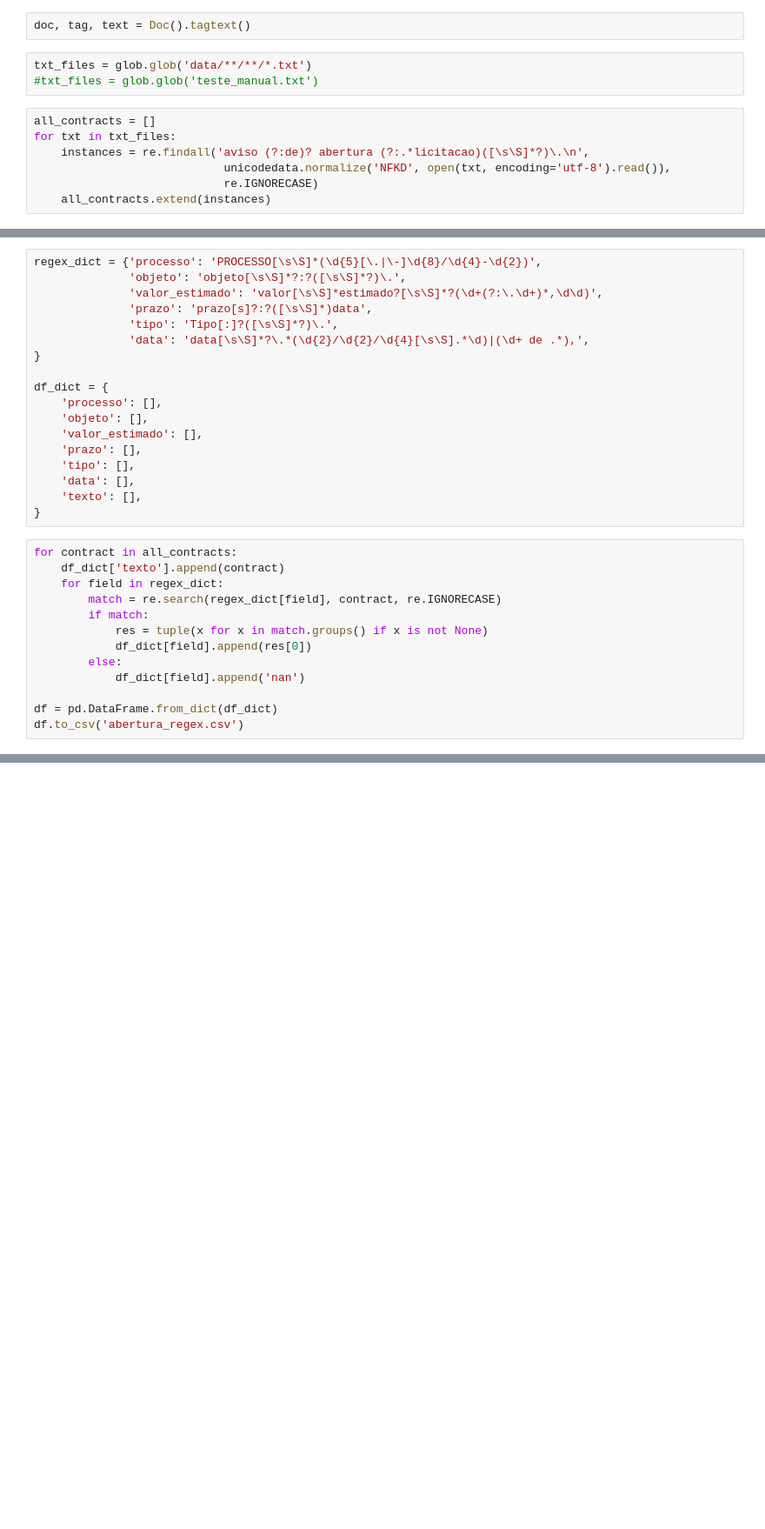
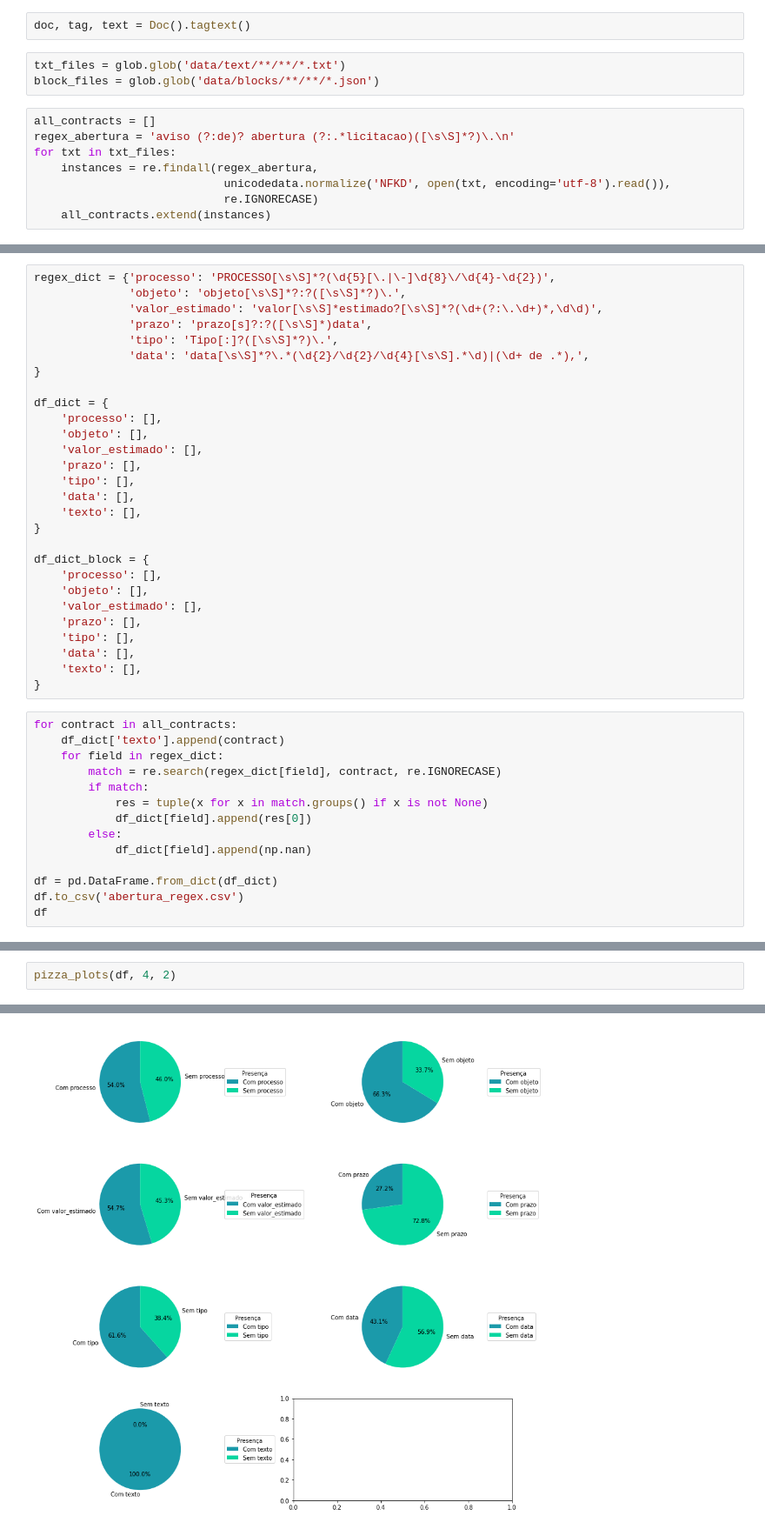
Before and after one commit to UnB-KnEDLe/experiments, a Jupyter notebook: members/khalil/regex_licitacao/regex_abertura.ipynb, the cells around one changed output, grey strips where cells are left out. Shown at 87% size. Cells and saved outputs as stored; diff of their text form; blank space fills up the shorter version.

Commit message:
Upgrade on regex_abertura

```diff
--- a/members/khalil/regex_licitacao/regex_abertura.ipynb
+++ b/members/khalil/regex_licitacao/regex_abertura.ipynb
@@ -7,12 +34,13 @@ import unicodedata
 # %%
 doc, tag, text = Doc().tagtext()
 # %%
-txt_files = glob.glob('data/**/**/*.txt')
-#txt_files = glob.glob('teste_manual.txt')
+txt_files = glob.glob('data/text/**/**/*.txt')
+block_files = glob.glob('data/blocks/**/**/*.json')
 # %%
 all_contracts = []
+regex_abertura = 'aviso (?:de)? abertura (?:.*licitacao)([\s\S]*?)\.\n'
 for txt in txt_files:
-    instances = re.findall('aviso (?:de)? abertura (?:.*licitacao)([\s\S]*?)\.\n',
+    instances = re.findall(regex_abertura,
                             unicodedata.normalize('NFKD', open(txt, encoding='utf-8').read()),
                             re.IGNORECASE)
     all_contracts.extend(instances)
@@ -19,5 +63,5 @@ for txt in txt_files:
 # %%
-regex_dict = {'processo': 'PROCESSO[\s\S]*(\d{5}[\.|\-]\d{8}/\d{4}-\d{2})',
+regex_dict = {'processo': 'PROCESSO[\s\S]*?(\d{5}[\.|\-]\d{8}\/\d{4}-\d{2})',
               'objeto': 'objeto[\s\S]*?:?([\s\S]*?)\.',
               'valor_estimado': 'valor[\s\S]*estimado?[\s\S]*?(\d+(?:\.\d+)*,\d\d)',
               'prazo': 'prazo[s]?:?([\s\S]*)data',
@@ -34,6 +78,16 @@ df_dict = {
     'data': [],
     'texto': [],
 }
+
+df_dict_block = {
+    'processo': [],
+    'objeto': [],
+    'valor_estimado': [],
+    'prazo': [],
+    'tipo': [],
+    'data': [],
+    'texto': [],
+}
 # %%
 for contract in all_contracts:
     df_dict['texto'].append(contract)
@@ -43,7 +97,8 @@ for contract in all_contracts:
             res = tuple(x for x in match.groups() if x is not None)
             df_dict[field].append(res[0])
         else:
-            df_dict[field].append('nan')
+            df_dict[field].append(np.nan)
 
 df = pd.DataFrame.from_dict(df_dict)
 df.to_csv('abertura_regex.csv')
+df
@@ -49,0 +119,3 @@ df.to_csv('abertura_regex.csv')
+# %%
+pizza_plots(df, 4, 2)
+# %% [output]
@@ -49,0 +125 @@ df.to_csv('abertura_regex.csv')
+[figure, added]
```
Also changed, not shown: parts of 8 cells of this notebook, 15 other files.
